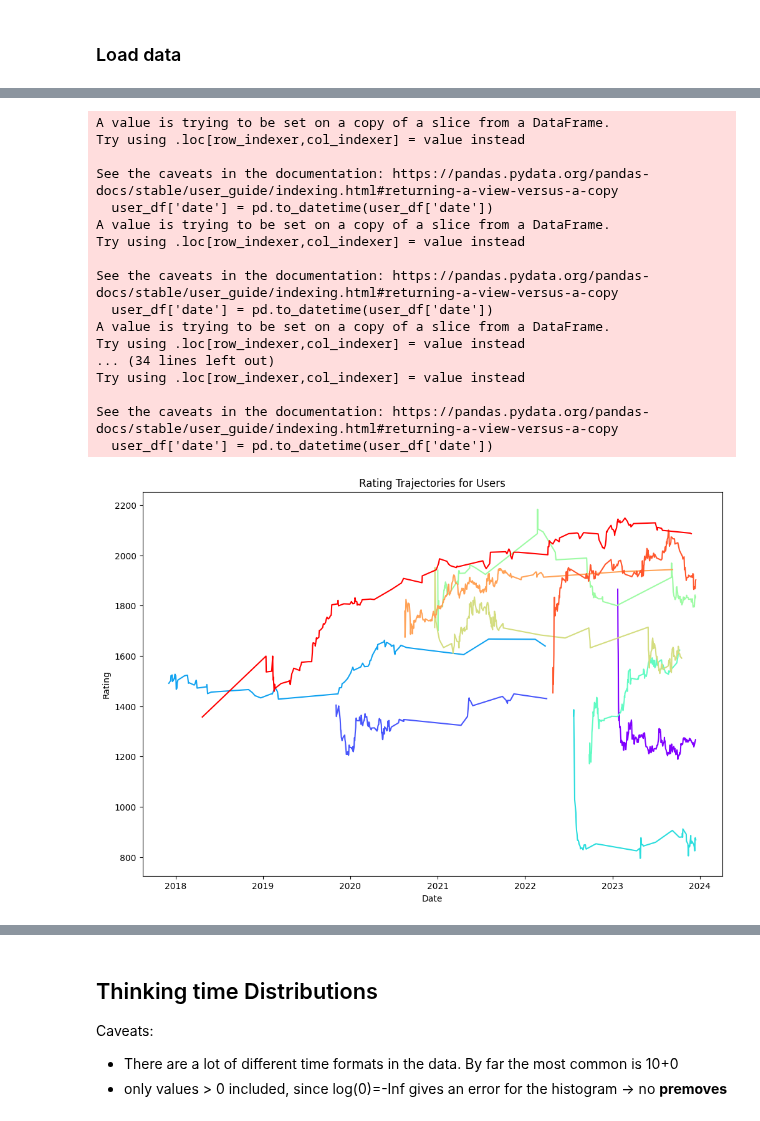
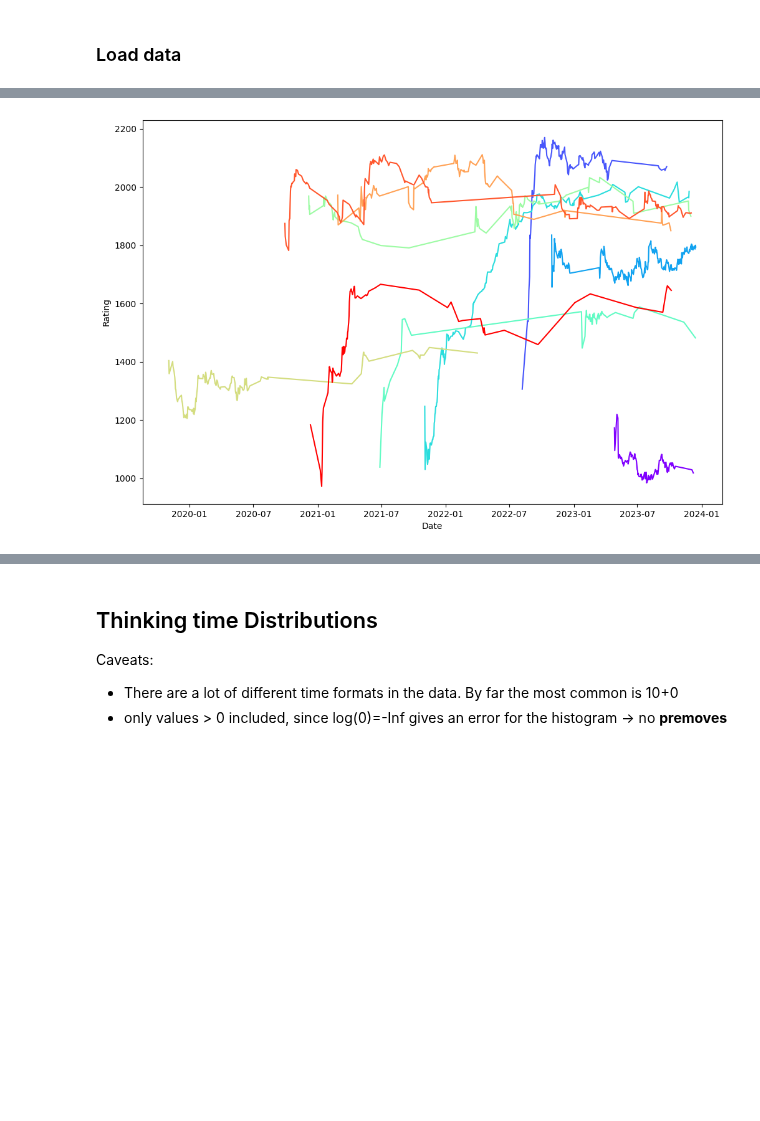
Before and after one commit to philipp-hellwig/online-chess-data, a Jupyter notebook: code/Exploratory_analyses.ipynb, the cells around one changed output, grey strips where cells are left out. Saved outputs shown, nothing was run; the diff lists cells and outputs as text; code cells hidden in the pictures; blank space fills up the shorter version.

```diff
--- a/code/Exploratory_analyses.ipynb
+++ b/code/Exploratory_analyses.ipynb
@@ -75,47 +73,25 @@ ratings["date"] = ratings["date"].apply(pd.Timestamp)
 # %%
 import pandas as pd
 import matplotlib.pyplot as plt
 
+ratings["date"] = ratings["date"].apply(pd.Timestamp)
 users = random.sample(list(ratings.username.unique()), k=10)
 color = iter(plt.cm.rainbow(np.linspace(0, 1, len(users))))
 
 plt.figure(figsize=(12, 8))
 
 for i, user in enumerate(users):
-    # Filter DataFrame for the specified user
-    user_df = ratings[ratings['username'] == user]
-
-    # Ensure 'date' column is of type pd.Timestamp
-    user_df['date'] = pd.to_datetime(user_df['date'])
-
-    # Sort DataFrame by 'date'
-    user_df = user_df.sort_values(by='date')
-
-    # Plotting with different colors
-    plt.plot(user_df['date'], user_df['rating'], linestyle='-', color=next(color), label=user)
+    # subset data by user:
+    subset = ratings[ratings['username'] == user]
+    # sort ratings by date:
+    subset = subset.sort_values(by='date')
+    plt.plot(subset['date'], subset['rating'], linestyle='-', color=next(color), label=user)
 
 plt.xlabel('Date')
 plt.ylabel('Rating')
 plt.show()
 # %% [output]
-A value is trying to be set on a copy of a slice from a DataFrame.
-Try using .loc[row_indexer,col_indexer] = value instead
-
-See the caveats in the documentation: https://pandas.pydata.org/pandas-docs/stable/user_guide/indexing.html#returning-a-view-versus-a-copy
-  user_df['date'] = pd.to_datetime(user_df['date'])
-A value is trying to be set on a copy of a slice from a DataFrame.
-Try using .loc[row_indexer,col_indexer] = value instead
-
-See the caveats in the documentation: https://pandas.pydata.org/pandas-docs/stable/user_guide/indexing.html#returning-a-view-versus-a-copy
-  user_df['date'] = pd.to_datetime(user_df['date'])
-A value is trying to be set on a copy of a slice from a DataFrame.
-Try using .loc[row_indexer,col_indexer] = value instead
-... (34 lines left out)
-Try using .loc[row_indexer,col_indexer] = value instead
-
-See the caveats in the documentation: https://pandas.pydata.org/pandas-docs/stable/user_guide/indexing.html#returning-a-view-versus-a-copy
-  user_df['date'] = pd.to_datetime(user_df['date'])
-[figure, old version]
+[figure, new version]
 # %%
 import random
 users = random.sample(list(ratings.username.unique()), k=20)
```
Also changed, not shown: parts of 1 cell of this notebook, 4 other files.
